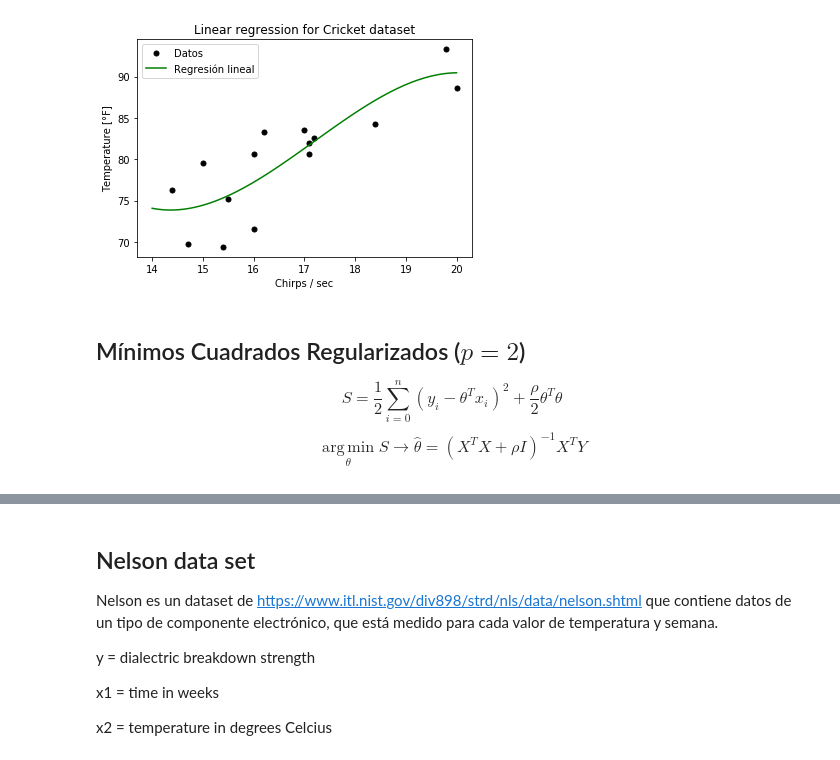
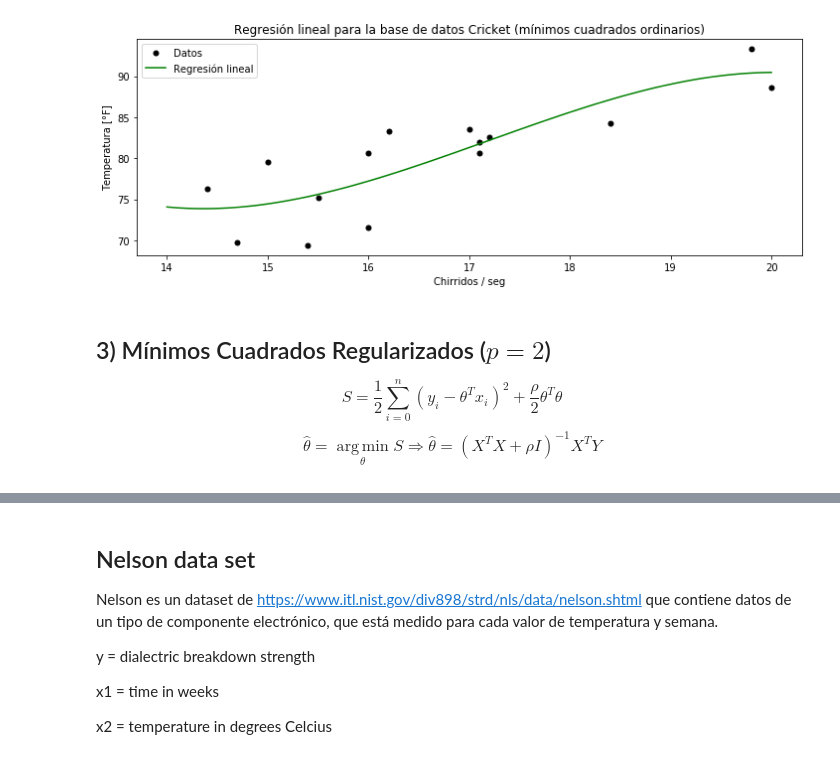
Before and after one commit to GAMES-UChile/Curso-BancoEstado, a Jupyter notebook: modulo1a/modulo1a.ipynb, the cells around one changed output, grey strips where cells are left out. Saved outputs shown, nothing was run; the diff lists cells and outputs as text; code cells hidden in the pictures.

```diff
--- a/modulo1a/modulo1a.ipynb
+++ b/modulo1a/modulo1a.ipynb
@@ -5,4 +10,5 @@
 # %%
 import numpy as np
 import matplotlib.pyplot as plt
+fsize = (12,4) #solo parámetro
 # %% [markdown]
@@ -81,22 +93,24 @@ def phi(x):
     ]).T
 
 # Obtenemos la solución de regresión lineal
-X = phi(x)
-theta = np.linalg.solve(X.T@X, X.T)@y
+# Nuestro nuevo X es Φ
+Φ = phi(x)
+theta = np.linalg.solve(Φ.T@Φ, Φ.T)@y
 print('Theta:', theta)
-print('Error:', np.sum((y - X@theta)**2))
+print('Error:', np.sum((y - Φ@theta)**2))
 
 # Graficamos la regresión
 x_reg = np.linspace(14, 20, 100)
 y_reg = phi(x_reg)@theta
 
+plt.figure(figsize=fsize)
 plt.plot(x, y, 'o', c='black', ms=5, label='Datos')
 plt.plot(x_reg, y_reg, c='green', label='Regresión lineal')
 plt.legend()
-plt.xlabel('Chirps / sec')
-plt.ylabel('Temperature [°F]')
-plt.title('Linear regression for Cricket dataset')
-plt.show()
+plt.xlabel('Chirridos / seg')
+plt.ylabel('Temperatura [°F]')
+plt.title('Regresión lineal para la base de datos Cricket (mínimos cuadrados ordinarios)')
 
+#guardamos el theta para un ejemplo posterior
 theta_ordinario = theta
 # %% [output]
@@ -105,9 +119,9 @@ Error: 184.40082567847844
-[figure, old version]
+[figure, new version]
 # %% [markdown]
-## Mínimos Cuadrados Regularizados ($p=2$)
+## 3) Mínimos Cuadrados Regularizados ($p=2$)
 
 $$S = \frac{1}{2} \sum_{i=0}^n \left( y_i - \theta^T x_i \right)^2 + \frac{\rho}{2} \theta^T \theta$$
-$$\DeclareMathOperator*{\argmin}{arg\,min} \argmin_\theta S \to \hat{\theta} = (X^T X + \rho I)^{-1} X^T Y$$
+$$\DeclareMathOperator*{\argmin}{arg\,min} \hat{\theta} =\argmin_\theta S \Rightarrow \hat{\theta} = (X^T X + \rho I)^{-1} X^T Y$$
 # %%
 # Obtener la solución de regresión lineal con mínimos cuadrados regularizados (p=2)
 X = phi(x)
```
Also changed, not shown: parts of 15 cells of this notebook, 4 other files.
